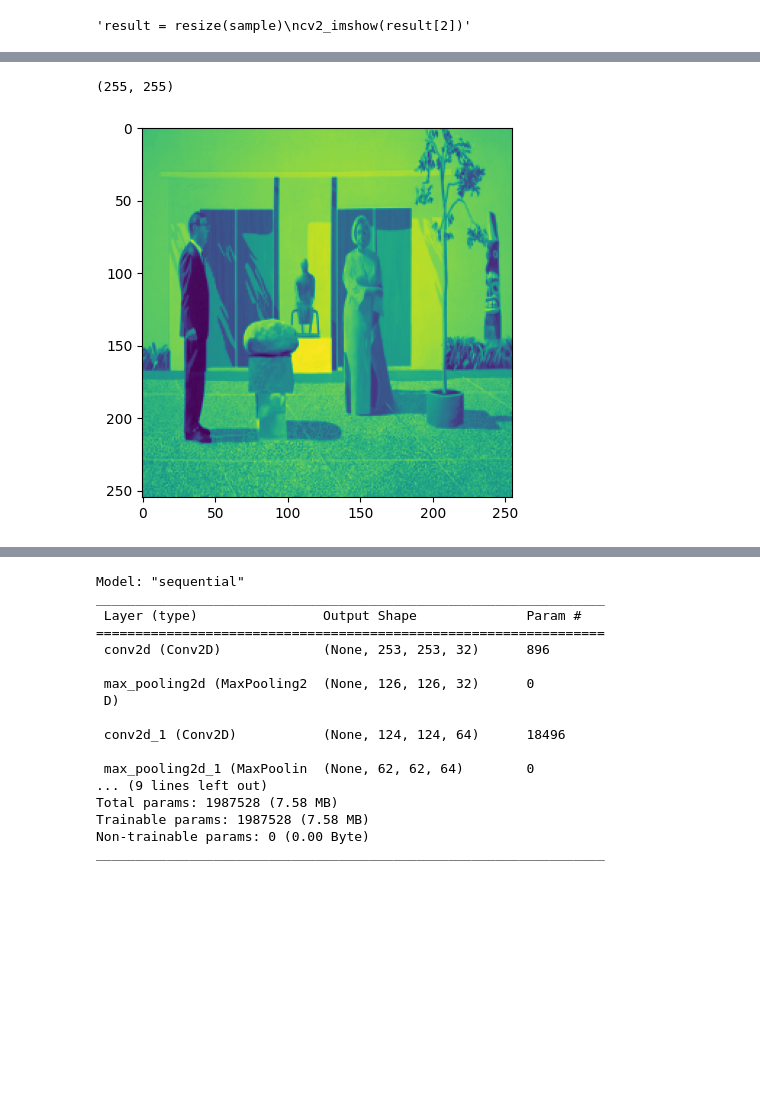
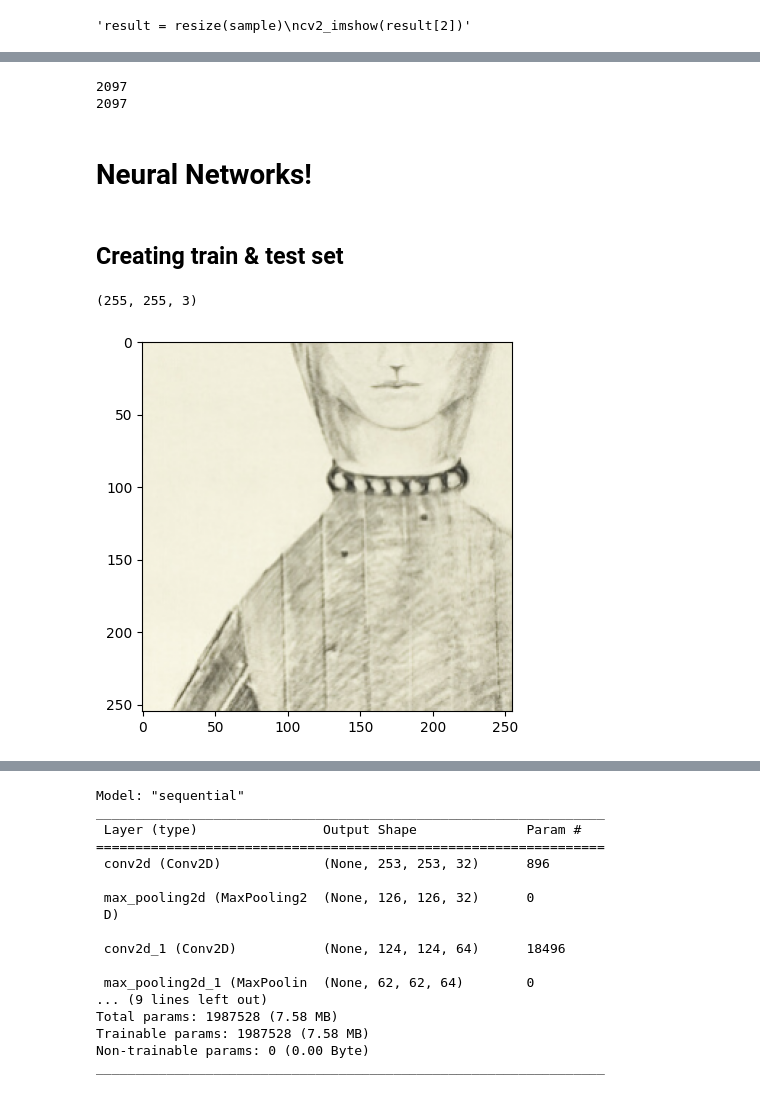
Before and after one commit to jchou03/art_era_ai, a Jupyter notebook: art_era_ai.ipynb, the cells around one changed output, grey strips where cells are left out. Drawn from its saved outputs; the diff is of its cells as text; code cells hidden in the pictures; blank space fills up the shorter version.

```diff
--- a/art_era_ai.ipynb
+++ b/art_era_ai.ipynb
@@ -169,5 +146,5 @@ def get_smallest(images):
 # %%
-def resize(sample):
+def resize(sample, labeltype):
   crop_img_list = []
   for i, url in enumerate(sample):
     try:
@@ -206,7 +183,7 @@ def resize(sample):
     except:
       print("Issue with resizing image: " + str(url))
       # remove the label from labels
-      labels.pop(i)
+      labeltype.pop(i)
   return crop_img_list
     #cv2_imshow(crop_img)
     #print('\n')
@@ -288,0 +215,6 @@ len(resized_imgs)
+# %%
+print("label length before", len(labels))
+print("images length before", len(images))
+resized_imgs = resize(images, labels)
+print("label length after", len(labels))
+print("img length after",len(resized_imgs))
@@ -289,7 +237,8 @@ len(resized_imgs)
 # %%
 # print(img_array)
 # convert to np array
-print(len(resized_imgs))
+print("label length after", len(labels))
+print("img length after",len(resized_imgs))
 print(resized_imgs[0].shape)
 print(len(resized_imgs[0]))
 print(len(resized_imgs[0][0]))
@@ -302,7 +251,9 @@ for i, img in enumerate(resized_imgs):
     print(img.shape)
     # print(img)
     # image = io.imread(url)
-    cv2_imshow(io.imread(images[i]))
+    # cv2_imshow(io.imread(images[i]))
 img_array = np.array(resized_imgs)
+print("label length after", len(labels))
+print("img length after",len(img_array))
 print(img_array.shape)
 # %% [output]
@@ -367,33 +364,48 @@ len(bw_img_array)
+# %%
+comb_transformed_labels = transformed_labels + dfex_transformed_labels
+comb_img_array = np.concatenate((img_array, dfex_img_array), axis=0)
+print(len(comb_transformed_labels))
+print(len(comb_img_array))
+# %% [output]
+2097
+2097
+# %% [markdown]
+# Neural Networks!
+# %% [markdown]
+## Creating train & test set
 # %%
 from sklearn.model_selection import train_test_split
 from tensorflow import keras
 
-x_train, x_test, y_train, y_test = train_test_split(img_array, transformed_labels)
+x_train, x_test, y_train, y_test = train_test_split(img_array, transformed_labels, test_size=0.3)
 
 print(x_train[0].shape)
 
 x_train = x_train/255.0
 x_test = x_test/255.0
 
 """x_train = x_train.reshape((-1,28,28, 3)) #NOT SURE IF WE NEED
 x_test = x_test.reshape((-1,28,28, 3)) #NOT SURE IF WE NEED
 """
 
 plt.imshow(x_train[0])
 
 #ERROR OUT OF BOUNDS BC DIMENSIONS AREN'T RIGHT
 num_classes = 8
 # y_train = pd.DataFrame(data=y_train)
 # y_test = pd.DataFrame(data=y_test)
 # y_train = pd.DataFrame(index=np.arange(700))
 # y_test = pd.DataFrame(index=np.arange(700))
 y_train = keras.utils.to_categorical(y_train, num_classes=num_classes)
 y_test = keras.utils.to_categorical(y_test, num_classes=num_classes)
+# %% [output]
+(255, 255, 3)
+[figure, added]
 # %%
 from sklearn.model_selection import train_test_split
 from tensorflow import keras
 
-bw_x_train, bw_x_test, bw_y_train, bw_y_test = train_test_split(bw_img_array, bw_transformed_labels)
+bw_x_train, bw_x_test, bw_y_train, bw_y_test = train_test_split(bw_img_array, bw_transformed_labels, test_size=0.3)
 
 print(bw_x_train[0].shape)
 
@@ -414,6 +426,3 @@ num_classes = 8
 # y_test = pd.DataFrame(index=np.arange(700))
 bw_y_train = keras.utils.to_categorical(bw_y_train, num_classes=num_classes)
 bw_y_test = keras.utils.to_categorical(bw_y_test, num_classes=num_classes)
-# %% [output]
-(255, 255)
-[figure, removed]
```
Also changed, not shown: parts of 77 cells of this notebook.
